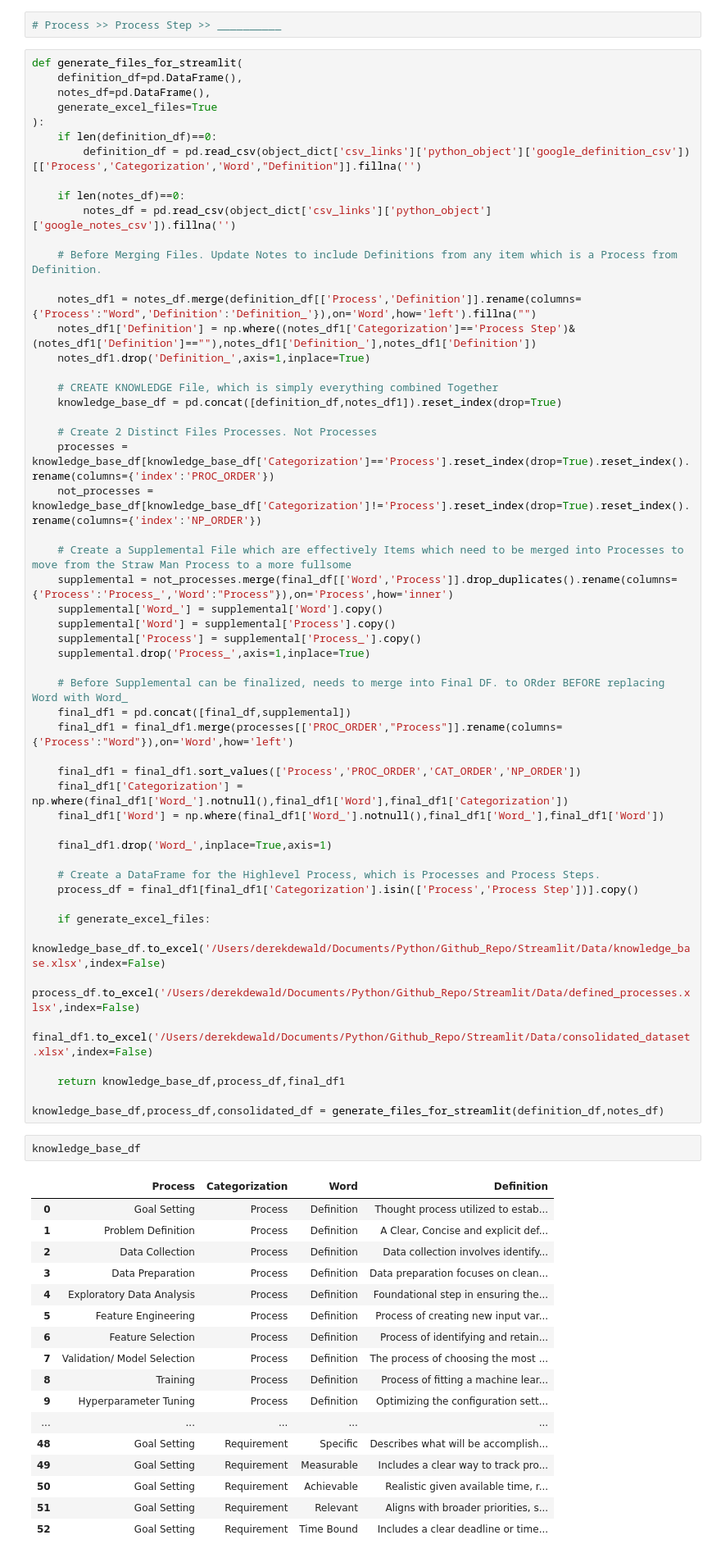
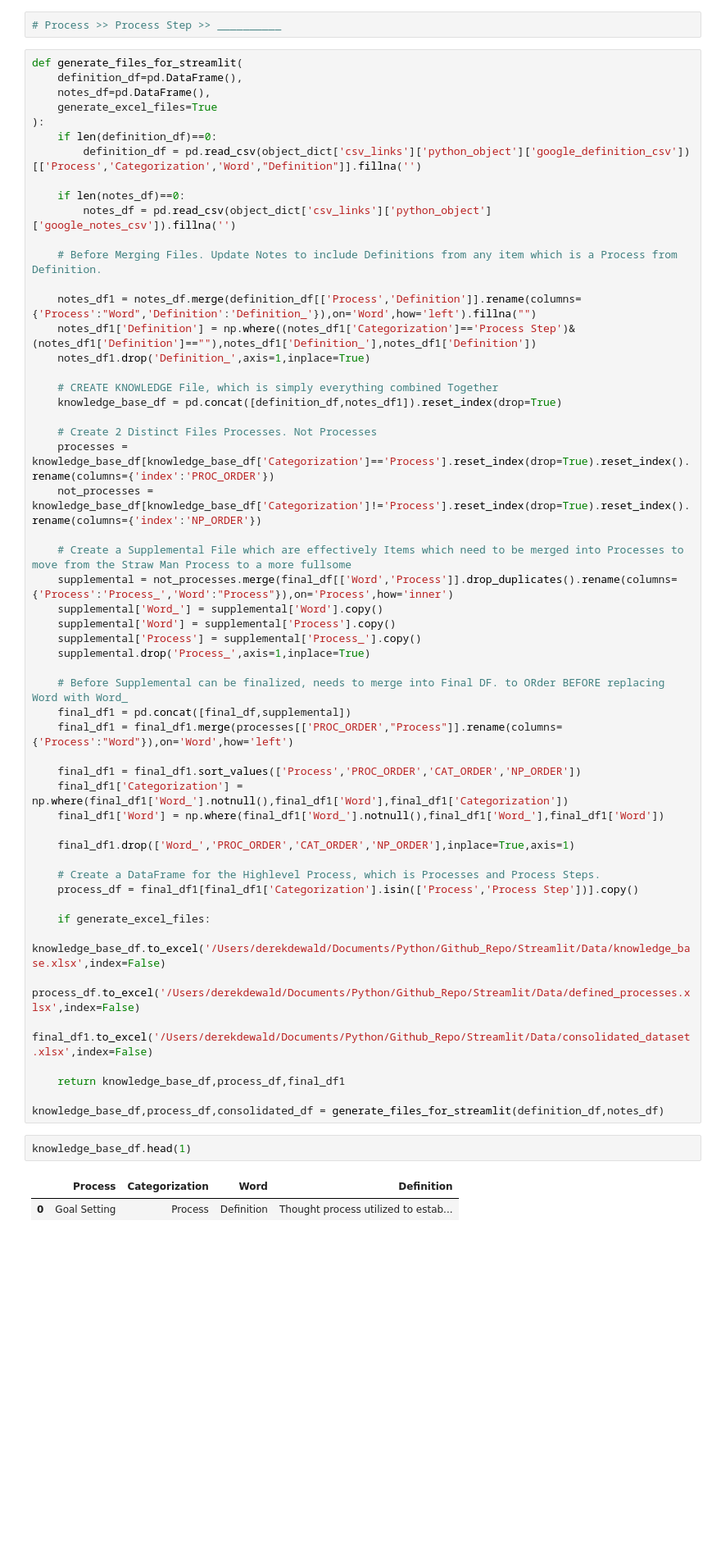
Before and after one commit to derek-dewald/Python_Tools, a Jupyter notebook: JupyterNotebooks/Development - TEMP.ipynb, the cells around one changed output. Shown at 82% size. Drawn from its saved outputs; the diff is of its cells as text; blank space fills up the shorter version.

```diff
--- a/JupyterNotebooks/Development - TEMP.ipynb
+++ b/JupyterNotebooks/Development - TEMP.ipynb
@@ -320,7 +320,7 @@ def generate_files_for_streamlit(
     final_df1['Categorization'] = np.where(final_df1['Word_'].notnull(),final_df1['Word'],final_df1['Categorization'])
     final_df1['Word'] = np.where(final_df1['Word_'].notnull(),final_df1['Word_'],final_df1['Word'])
 
-    final_df1.drop('Word_',inplace=True,axis=1)
+    final_df1.drop(['Word_','PROC_ORDER','CAT_ORDER','NP_ORDER'],inplace=True,axis=1)
 
     # Create a DataFrame for the Highlevel Process, which is Processes and Process Steps.
     process_df = final_df1[final_df1['Categorization'].isin(['Process','Process Step'])].copy()
@@ -334,23 +334,8 @@ def generate_files_for_streamlit(
 
 knowledge_base_df,process_df,consolidated_df = generate_files_for_streamlit(definition_df,notes_df)
 # %%
-knowledge_base_df
+knowledge_base_df.head(1)
 # %% [output]
 |  | Process | Categorization | Word | Definition |
 | 0 | Goal Setting | Process | Definition | Thought process utilized to estab... |
-| 1 | Problem Definition | Process | Definition | A Clear, Concise and explicit def... |
-| 2 | Data Collection | Process | Definition | Data collection involves identify... |
-| 3 | Data Preparation | Process | Definition | Data preparation focuses on clean... |
-| 4 | Exploratory Data Analysis | Process | Definition | Foundational step in ensuring the... |
-| 5 | Feature Engineering | Process | Definition | Process of creating new input var... |
-| 6 | Feature Selection | Process | Definition | Process of identifying and retain... |
-| 7 | Validation/ Model Selection | Process | Definition | The process of choosing the most ... |
-| 8 | Training | Process | Definition | Process of fitting a machine lear... |
-| 9 | Hyperparameter Tuning | Process | Definition | Optimizing the configuration sett... |
-| ... | ... | ... | ... | ... |
-| 48 | Goal Setting | Requirement | Specific | Describes what will be accomplish... |
-| 49 | Goal Setting | Requirement | Measurable | Includes a clear way to track pro... |
-| 50 | Goal Setting | Requirement | Achievable | Realistic given available time, r... |
-| 51 | Goal Setting | Requirement | Relevant | Aligns with broader priorities, s... |
-| 52 | Goal Setting | Requirement | Time Bound | Includes a clear deadline or time... |
 # %%
```
Also changed, not shown: parts of 2 cells of this notebook, 4 other files.
